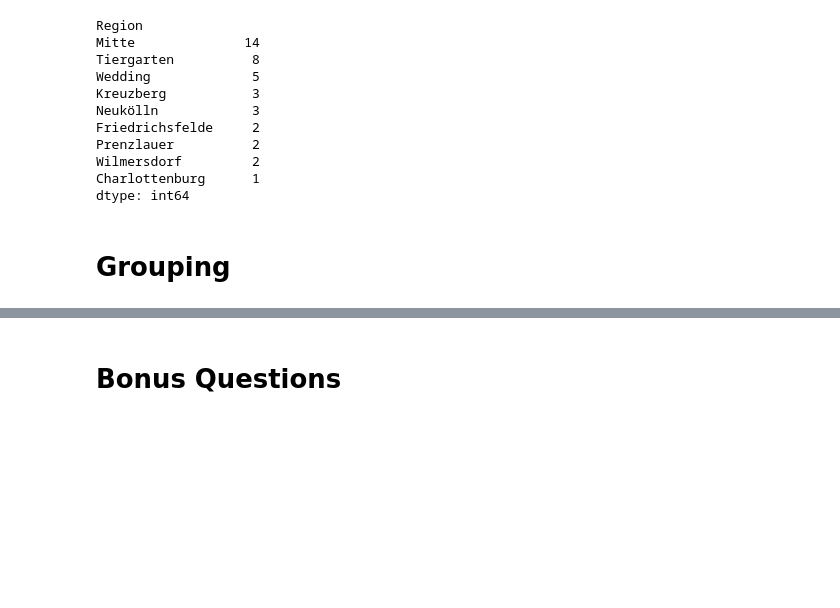
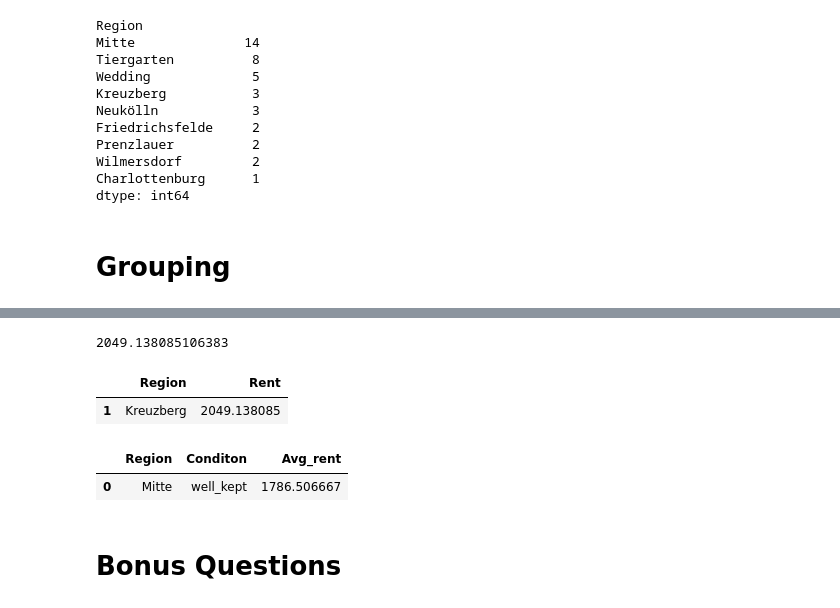
Before and after one commit to Kpantigere/Batch_Fall_23_DataA_nalytics, a Jupyter notebook: Copy_of_Introduction_to_Pandas_Homework_UMI.ipynb, the cells around one changed output, grey strips where cells are left out. Drawn from its saved outputs; the diff is of its cells as text; code cells hidden in the pictures; blank space fills up the shorter version.

```diff
--- a/Copy_of_Introduction_to_Pandas_Homework_UMI.ipynb
+++ b/Copy_of_Introduction_to_Pandas_Homework_UMI.ipynb
@@ -270,9 +288,30 @@ dtype: int64
 # %%
 # Get the average rent per region (sort the results) and get the value for region 'Kreuzberg'.
+#avg_rent_region = new_rentals_cp.groupby(by='Region')['Region'].mean().sort_values(ascending=False)
+avg_rent_region = new_rentals_cp.groupby(by='Region')['Rent'].mean().sort_values(ascending=False)
+#avg_rent_region = avg_rent_region['Kreuzberg']
+avg_rent_region['Kreuzberg']
 # Turn the output into a Dataframe and the column which represents the average rent should be named 'avg_rent'
+# %% [output]
+2049.138085106383
+# %%
+avg_rent_df = avg_rent_region.reset_index()
+avg_rent_df.columns = ['Region', 'Rent']
+avg_rent_entry = avg_rent_df[avg_rent_df['Region']=='Kreuzberg']
+avg_rent_entry
+#avg_rent_df.rename(columns=['Region', 'Rent'], inplace=True)
+# %% [output]
+|  | Region | Rent |
+| 1 | Kreuzberg | 2049.138085 |
 # %%
 # Get the average rent grouped by region and condition. Try to use the different ways for doing aggregations as discussed during the class.
-# What's the avg. rent for an apartment in 'Mitte' in 'well_kept' condition?
+avg_rent_region1 = new_rentals_cp.groupby(['Region','Condition'])['Rent'].mean()
+avg_rent_region1 = avg_rent_region1.loc['Mitte', 'well_kept']
+avg_rent_entry = pd.DataFrame({'Region': ['Mitte'], 'Conditon': ['well_kept'],'Avg_rent': [avg_rent_region1]})
+avg_rent_entry
+# %% [output]
+|  | Region | Conditon | Avg_rent |
+| 0 | Mitte | well_kept | 1786.506667 |
 # %%
 # Do different aggregations per (Region, Condition)
 # 1. The average rent
```
Also changed, not shown: parts of 2 cells of this notebook.
